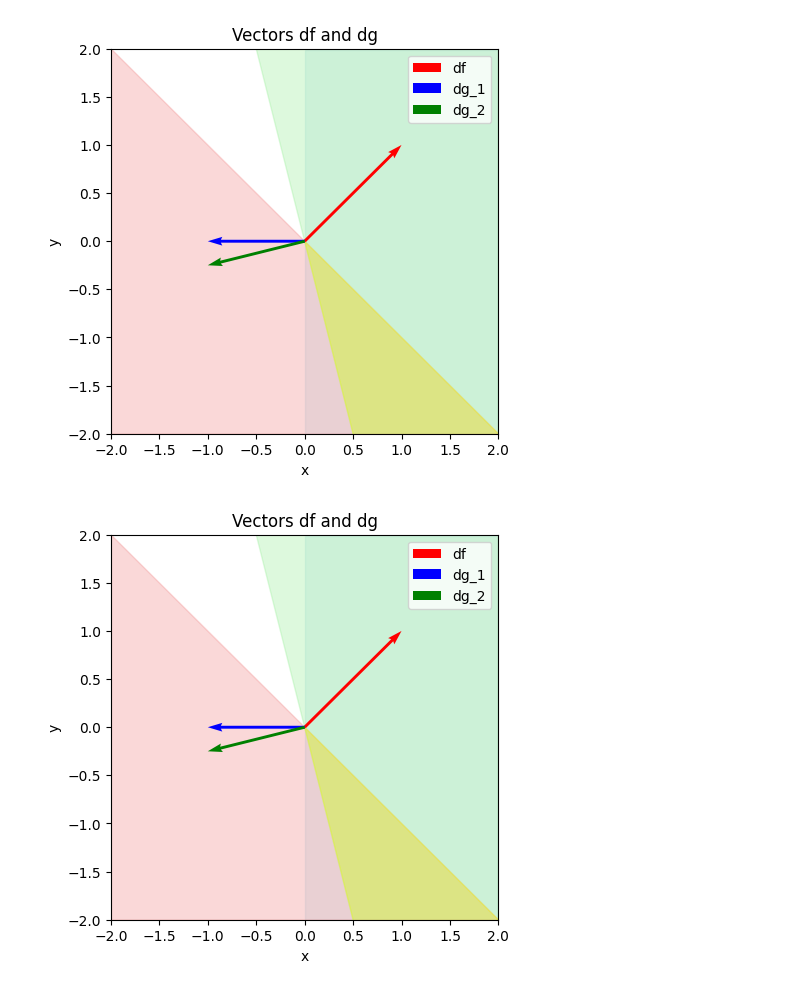
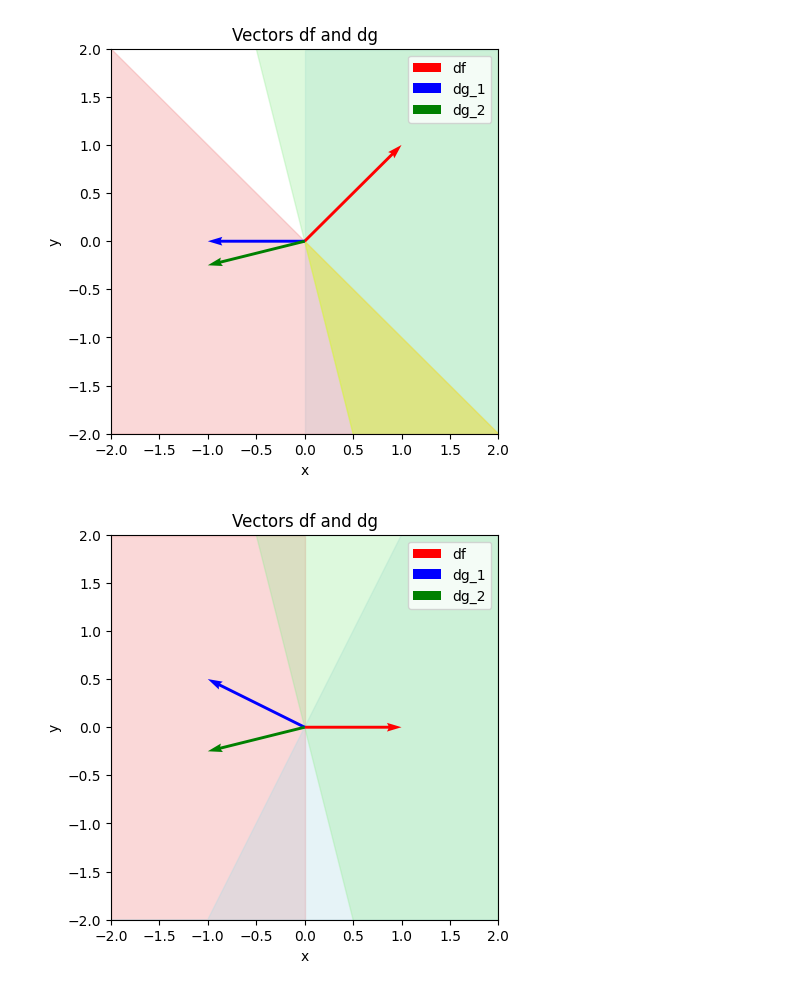
Before and after one commit to Hansespinosa2/Fall2024OR3, a Jupyter notebook: working_notebook.ipynb, the cells around one changed output. Saved outputs shown, nothing was run; the diff lists cells and outputs as text; code cells hidden in the pictures.

Commit message:
Fix up walkable region image

```diff
--- a/working_notebook.ipynb
+++ b/working_notebook.ipynb
@@ -222,10 +222,10 @@ import numpy as np
 import matplotlib.pyplot as plt
 
 # Generate the vector df
-df = np.array([1, 1])
+df = np.array([1, 0])
 
 # Generate the vector dg
-dg_1 = np.array([-1, 0])
+dg_1 = np.array([-1, 0.5])
 dg_2 = np.array([-1, -.25])
 
 
@@ -236,39 +236,39 @@ fig.set_figheight(5)
 fig.set_figwidth(5)
 
 # Color x>0 as very light blue
-ax.fill_betweenx(np.arange(-2, 2, 0.01), 0, 2, color='lightblue', alpha=0.3)
+ax.fill_betweenx(np.arange(-2, 2, 0.01), -2, 0, color='lightcoral', alpha=0.3)
 x = np.linspace(-2,2,400)
-y = -x
-ax.fill_between(x,y, -2, color='lightcoral', alpha=0.3)
+y = 2*x
+ax.fill_between(x,y, -2, color='lightblue', alpha=0.3)
 
 y_g_2 = -4*x
 ax.fill_between(x,y_g_2, 2, color='lightgreen', alpha=0.3)
 
-ax.fill_between(x, y, y_g_2, where=(y_g_2 <= y), color='yellow', alpha=0.3)
+# ax.fill_between(x, y, y_g_2, where=(y_g_2 <= y), color='yellow', alpha=0.3)
 
 
 
 # Plot the vectors
 ax.quiver(0, 0, df[0], df[1], angles='xy', scale_units='xy', scale=1, color='r', label='df')
 ax.quiver(0, 0, dg_1[0], dg_1[1], angles='xy', scale_units='xy', scale=1, color='b', label='dg_1')
 ax.quiver(0, 0, dg_2[0], dg_2[1], angles='xy', scale_units='xy', scale=1, color='g', label='dg_2')
 
 
 # Set plot limits
 ax.set_xlim([-2, 2])
 ax.set_ylim([-2, 2])
 
 # Set plot labels and title
 ax.set_xlabel('x')
 ax.set_ylabel('y')
 ax.set_title('Vectors df and dg')
 
 # Add legend
 ax.legend()
 
 plt.savefig('notes/images/empty_walkable_region.png')
 
 # Show the plot
 plt.show()
 # %% [output]
-[figure, old version]
+[figure, new version]
```
Also changed, not shown: 4 other files.
